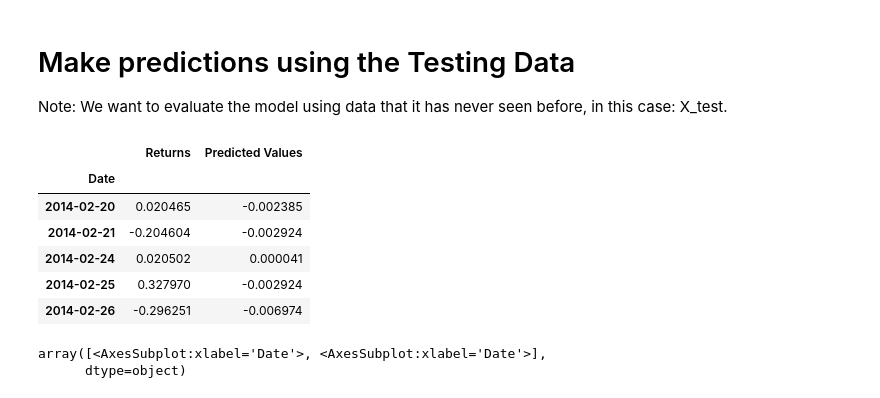
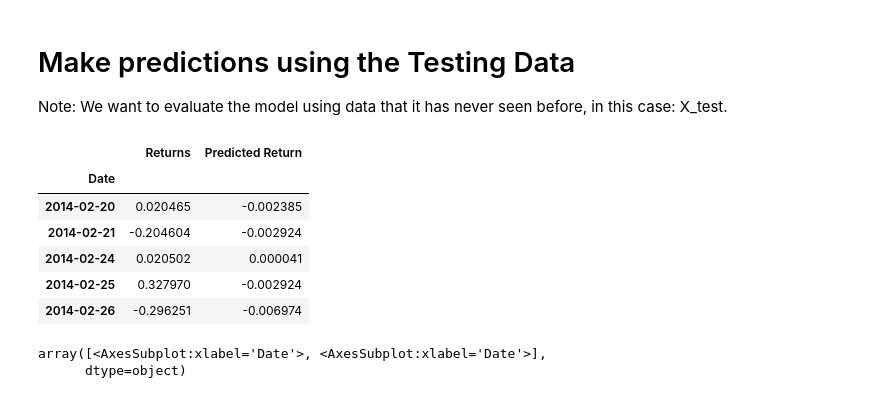
Before and after one commit to ServontiusT/Unit10Homework, a Jupyter notebook: regression_analysis.ipynb, the cells around one changed output. Saved outputs shown, nothing was run; the diff lists cells and outputs as text; code cells hidden in the pictures.

```diff
--- a/regression_analysis.ipynb
+++ b/regression_analysis.ipynb
@@ -124,11 +124,11 @@ predicted_y_values = model.predict(x_test)
 # %%
 # Assemble actual y data (Y_test) with predicted y data (from just above) into two columns in a dataframe:
 # YOUR CODE HERE!
 results = y_test.to_frame()
-results['Predicted Values'] = predicted_y_values
+results['Predicted Return'] = predicted_y_values
 results.head()
 # %% [output]
-|  | Returns | Predicted Values |
+|  | Returns | Predicted Return |
 | Date |  |  |
 | 2014-02-20 | 0.020465 | -0.002385 |
 | 2014-02-21 | -0.204604 | -0.002924 |
```
Also changed, not shown: parts of 2 cells of this notebook, 1 other file.
